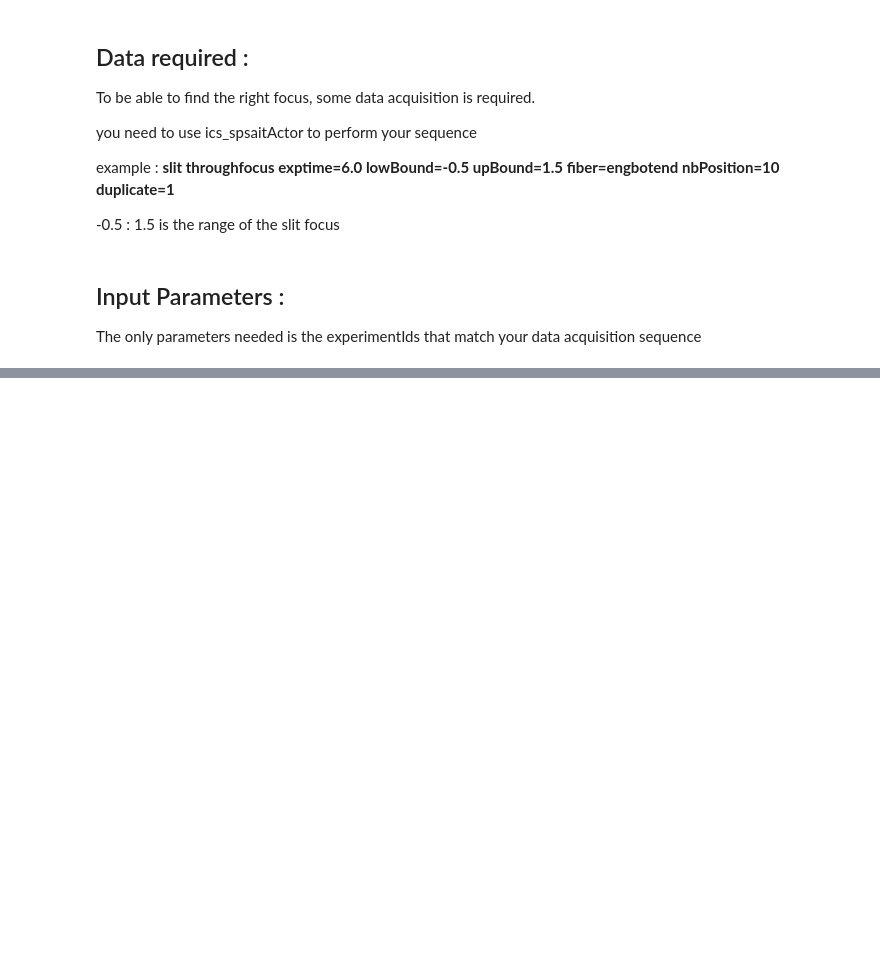
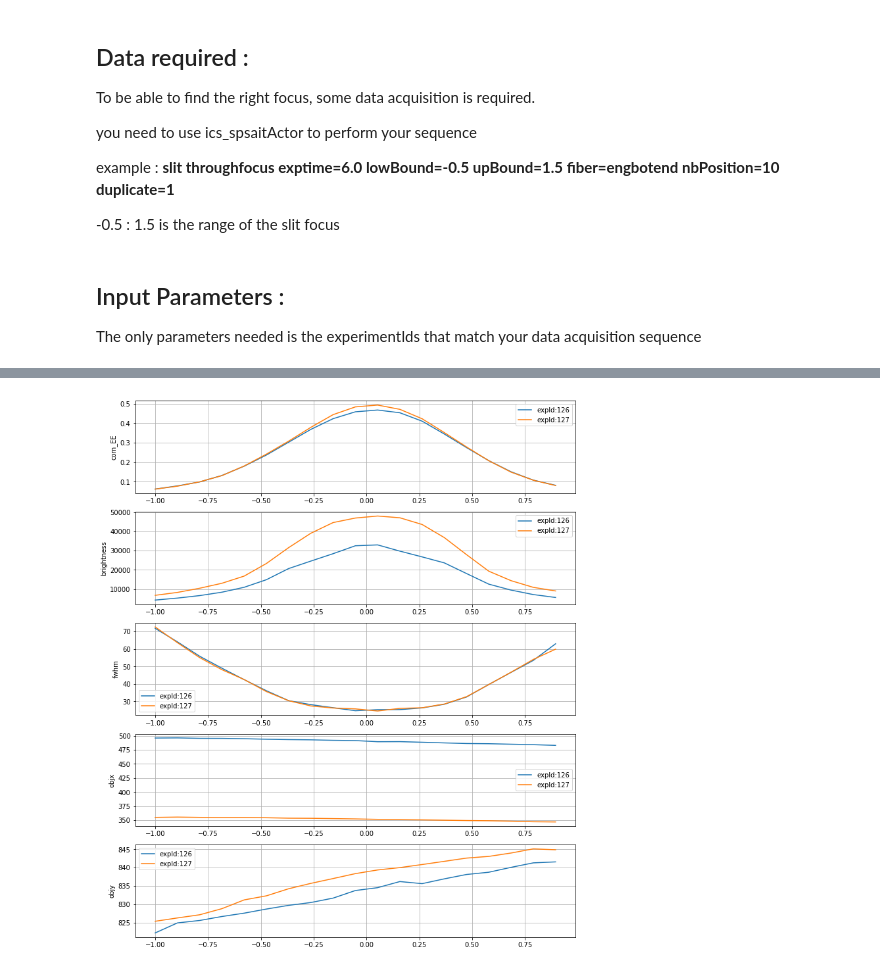
Before and after one commit to alefur/ait-notebook, a Jupyter notebook: Slit_Alignment-Final.ipynb, the cells around one changed output, grey strips where cells are left out. Cells and saved outputs as stored; diff of their text form; code cells hidden in the pictures; blank space fills up the shorter version.

```diff
--- a/Slit_Alignment-Final.ipynb
+++ b/Slit_Alignment-Final.ipynb
@@ -181,0 +184,20 @@ plt.grid()
+# %%
+cols = ['com_EE', 'brightness', 'fwhm', 'objx', 'objy']
+fig = plt.figure(figsize=(12, 15))
+
+ax = [fig.add_subplot(int('%d11'%len(cols)))]
+
+for i in range(1, len(cols)):
+    ax.append(fig.add_subplot(int('%d1%d'%(len(cols), i+1)), sharex=ax[0]))
+
+for experimentId, raw_df in cube.groupby('experimentId'):
+    df = raw_df[lneg:lpos]
+    for i, col in enumerate(cols):
+        ax[i].plot(df.fca_x, df[col], label='expId:%d'%experimentId)
+        ax[i].set_ylabel(col)
+
+for i, axi in enumerate(ax):
+    axi.legend()
+    axi.grid()
+# %% [output]
+[figure, added]
```
Also changed, not shown: parts of 10 cells of this notebook, 1 other file.
